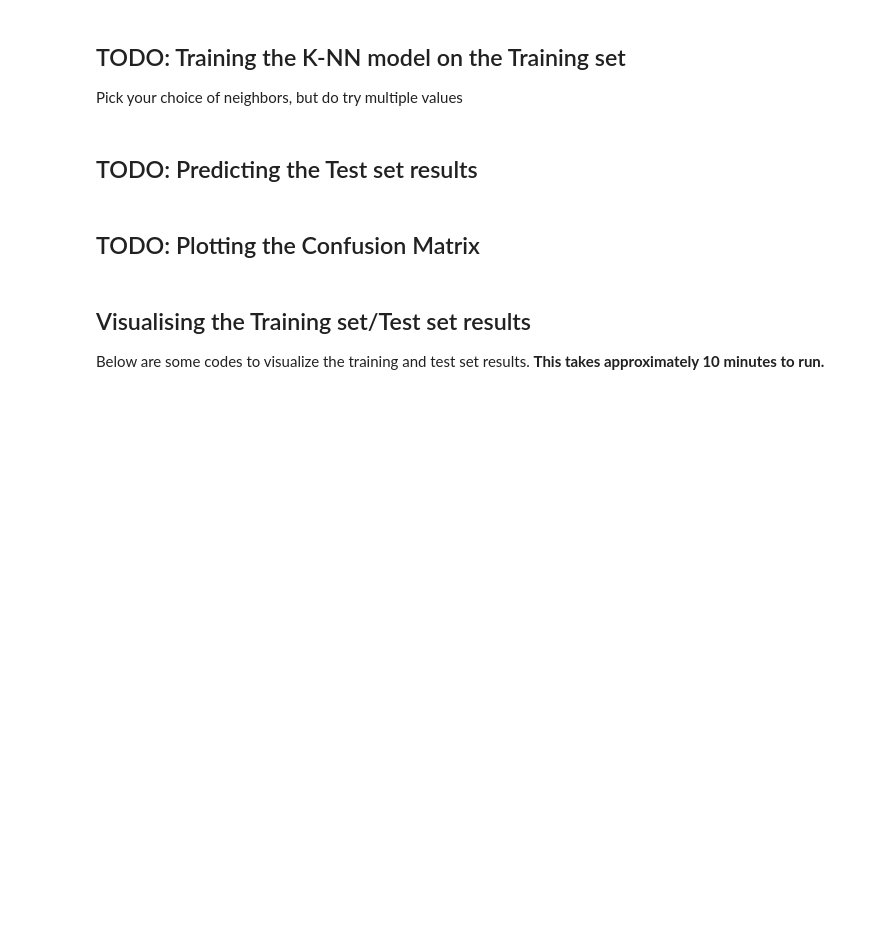
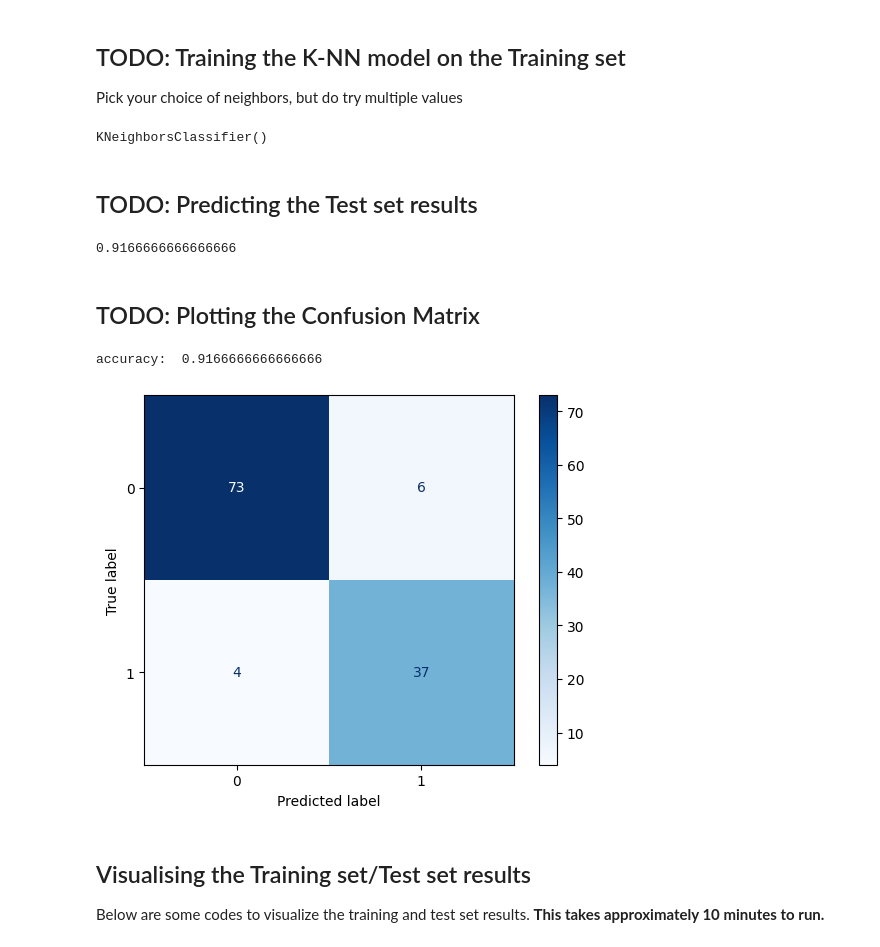
Before and after one commit to mill-ornrakorn/Hands-on-Data-Science-and-Machine-Learning-by-GBDi, a Jupyter notebook: 05-Basic machine learning/code/1.2 kNN (Social_Network_Ads).ipynb, the cells around one changed output. Drawn from its saved outputs; the diff is of its cells as text; code cells hidden in the pictures; blank space fills up the shorter version.

```diff
--- a/05-Basic machine learning/code/1.2 kNN (Social_Network_Ads).ipynb
+++ b/05-Basic machine learning/code/1.2 kNN (Social_Network_Ads).ipynb
@@ -83,15 +106,35 @@ from sklearn.model_selection import train_test_split
+# %%
+from sklearn.model_selection import train_test_split
+X_train, X_test, y_train, y_test = train_test_split(X, y, test_size = 0.30, random_state = 0)
 # %% [markdown]
 ## TODO: Training the K-NN model on the Training set
 
 Pick your choice of neighbors, but do try multiple values
 # %%
 from sklearn.neighbors import KNeighborsClassifier
+classifier = KNeighborsClassifier(n_neighbors = 5)
+classifier.fit(X_train, y_train)
+# %% [output]
+KNeighborsClassifier()
 # %% [markdown]
 ## TODO: Predicting the Test set results
+# %%
+y_pred = classifier.predict(X_test)
+(y_pred == y_test).sum() / y_test.shape[0]
+# %% [output]
+0.9166666666666666
 # %% [markdown]
 ## TODO: Plotting the Confusion Matrix
 # %%
 from sklearn.metrics import confusion_matrix, ConfusionMatrixDisplay, accuracy_score
+cm = confusion_matrix(y_test, y_pred)
+disp = ConfusionMatrixDisplay(confusion_matrix=cm, display_labels=classifier.classes_)
+disp.plot(cmap ='Blues')
+
+print("accuracy: ",accuracy_score(y_test, y_pred))
+# %% [output]
+accuracy:  0.9166666666666666
+[figure, added]
 # %% [markdown]
 ## Visualising the Training set/Test set results
 
```
Also changed, not shown: parts of 6 cells of this notebook, 2 other files.
